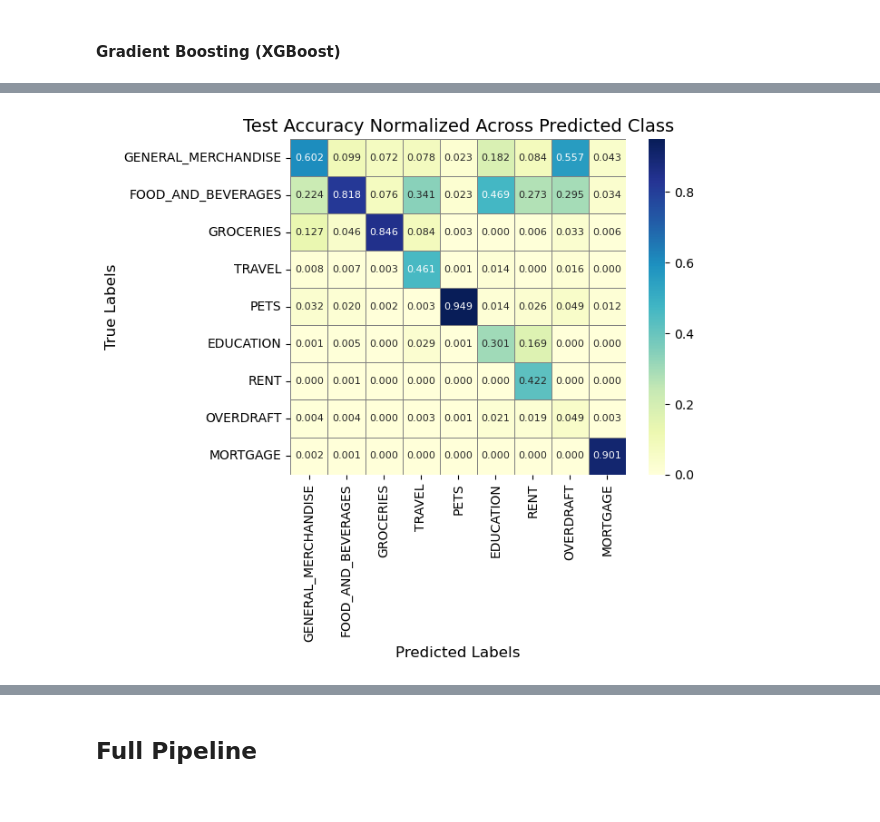
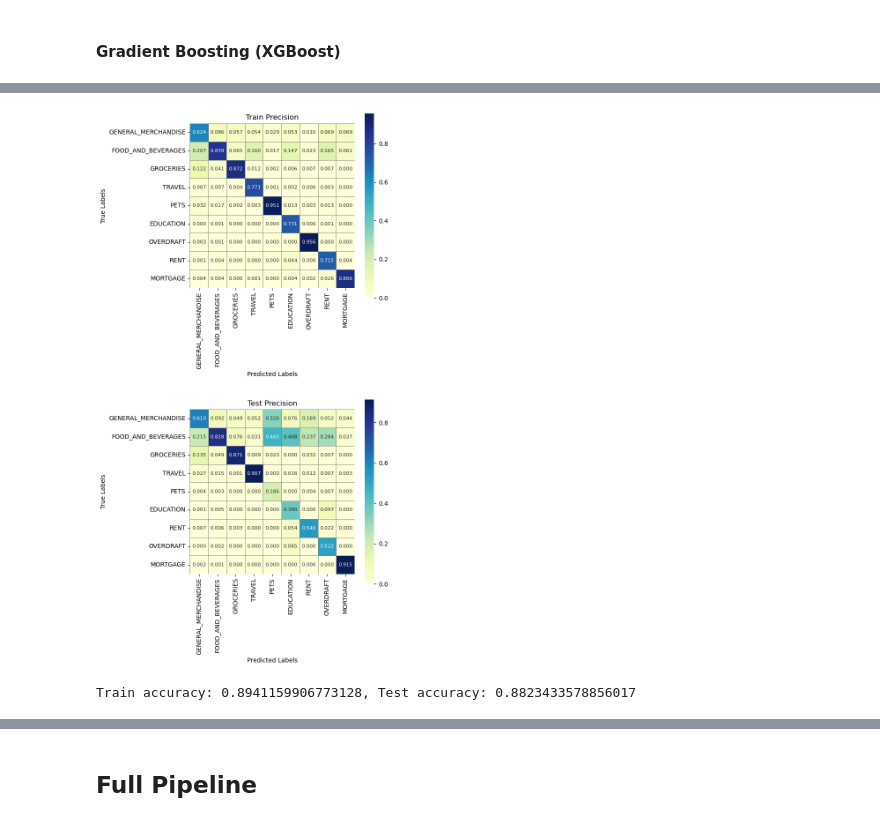
Before and after one commit to danielrmathew/prism-data-credit, a Jupyter notebook: drm_notebook.ipynb, the cells around one changed output, grey strips where cells are left out. Saved outputs shown, nothing was run; the diff lists cells and outputs as text; code cells hidden in the pictures.

```diff
--- a/drm_notebook.ipynb
+++ b/drm_notebook.ipynb
@@ -835,4 +487,0 @@ y_train_encoded = le.fit_transform(y_train)
-# %%
-# hyperparameters to consider: n_estimators, max_depth, learning_rate
-bst = XGBClassifier(objective='multi:softmax')
-bst.fit(X_train, y_train_encoded)
@@ -860,0 +488,3 @@ f"Train accuracy: {(bst_preds_train == y_train).mean()}, Test accuracy: {(bst_pr
+# %%
+# 30ish seconds
+bst, preds_train_bst, preds_test_bst = fit_and_predict(X_train, y_train, X_test, y_test, model_type='xgboost')
@@ -883,10 +495,4 @@ conf_matrix_df = pd.DataFrame(conf_matrix, index=classes, columns=classes)
-# %%
-sns.heatmap(conf_matrix_df, annot=True, fmt=".3f", cmap="YlGnBu", cbar=True,
-            linewidths=0.5, linecolor='gray', square=True, annot_kws={"size": 8})
-
-plt.xlabel("Predicted Labels", fontsize=12)
-plt.ylabel("True Labels", fontsize=12)
-plt.title("Test Accuracy Normalized Across Predicted Class", fontsize=14)
-plt.show()
-# %% [output]
-[figure, removed]
+# %%
+make_confusion_matrices(y_train, preds_train_bst, y_test, preds_test_bst)
+# %% [output]
+[figure, added]
@@ -892,0 +502,8 @@ plt.show()
+# %%
+# 200 tfidf - 53 seconds - Train accuracy: 0.817, Test accuracy: 0.800
+# 400 tfidf - 87 seconds - Train accuracy: 0.866, Test accuracy: 0.848
+# 500 tfidf - 101 seconds - Train accuracy: 0.876, Test accuracy: 0.863
+# 750 tfidf - 376 seconds - Train accuracy: 0.8941, Test accuracy: 0.882
+bst, preds_train_bst, preds_test_bst = fit_and_predict(X_train, y_train, X_test, y_test, model_type='xgboost')
+# %% [output]
+Train accuracy: 0.8941159906773128, Test accuracy: 0.8823433578856017
```
Also changed, not shown: parts of 99 cells of this notebook.
